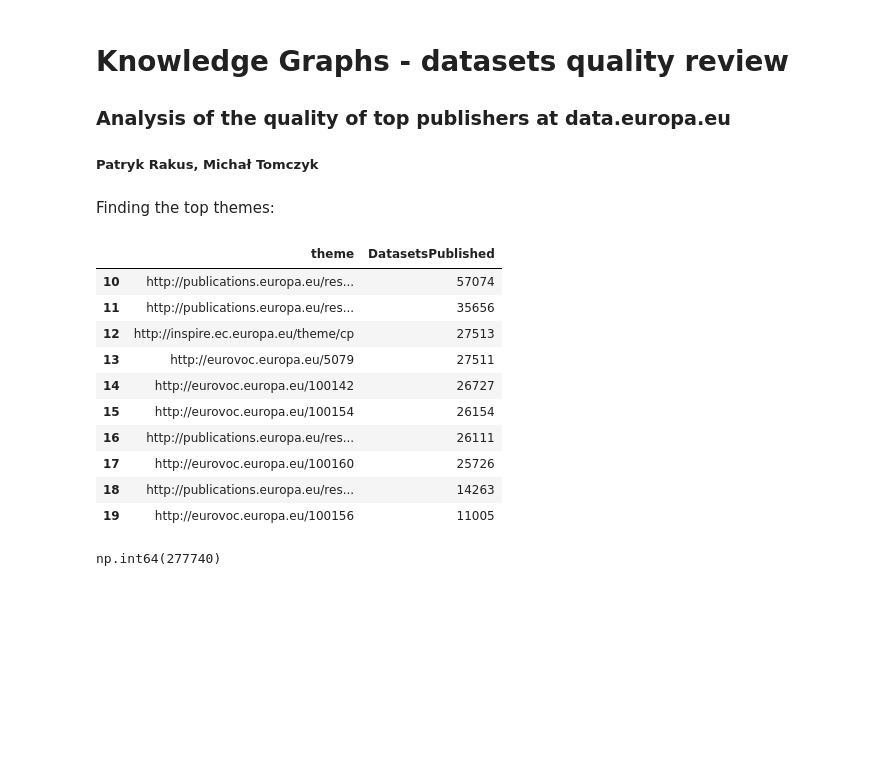
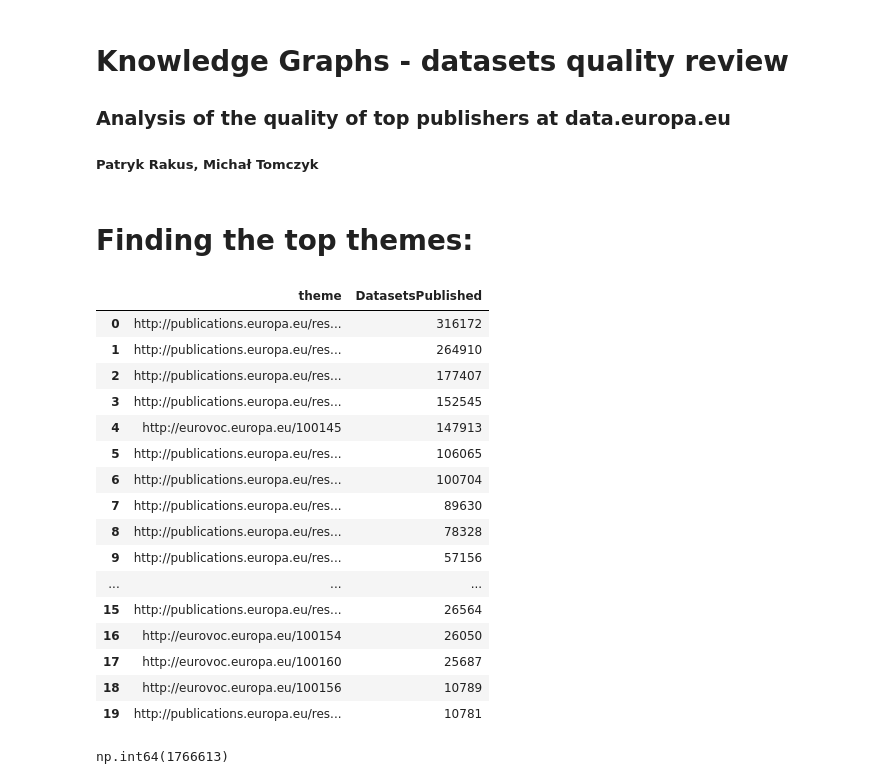
Before and after one commit to rakusp/KG24, a Jupyter notebook: themes_analysis.ipynb, the cells around one changed output. Drawn from its saved outputs; the diff is of its cells as text; code cells hidden in the pictures; blank space fills up the shorter version.

```diff
--- a/themes_analysis.ipynb
+++ b/themes_analysis.ipynb
@@ -19,9 +19,10 @@ PREFIXES = """
     PREFIX xsd: <http://www.w3.org/2001/XMLSchema#>
     PREFIX foaf: <http://xmlns.com/foaf/0.1/>
     PREFIX void: <http://rdfs.org/ns/void#>
+    PREFIX skos: <http://www.w3.org/2004/02/skos/core#>
 """
 # %% [markdown]
-Finding the top themes:
+# Finding the top themes:
 # %%
 query = '''
 SELECT ?theme (count(*) as ?DatasetsPublished) WHERE {
@@ -34,21 +35,27 @@ ORDER BY DESC(?DatasetsPublished)
 # %%
 df = SPARQL_to_df(connection, query, PREFIXES)
 # %%
-df.iloc[10: 20]
+df.iloc[:20]
 # %% [output]
 |  | theme | DatasetsPublished |
-| 10 | http://publications.europa.eu/res... | 57074 |
-| 11 | http://publications.europa.eu/res... | 35656 |
-| 12 | http://inspire.ec.europa.eu/theme/cp | 27513 |
-| 13 | http://eurovoc.europa.eu/5079 | 27511 |
-| 14 | http://eurovoc.europa.eu/100142 | 26727 |
-| 15 | http://eurovoc.europa.eu/100154 | 26154 |
-| 16 | http://publications.europa.eu/res... | 26111 |
-| 17 | http://eurovoc.europa.eu/100160 | 25726 |
-| 18 | http://publications.europa.eu/res... | 14263 |
-| 19 | http://eurovoc.europa.eu/100156 | 11005 |
+| 0 | http://publications.europa.eu/res... | 316172 |
+| 1 | http://publications.europa.eu/res... | 264910 |
+| 2 | http://publications.europa.eu/res... | 177407 |
+| 3 | http://publications.europa.eu/res... | 152545 |
+| 4 | http://eurovoc.europa.eu/100145 | 147913 |
+| 5 | http://publications.europa.eu/res... | 106065 |
+| 6 | http://publications.europa.eu/res... | 100704 |
+| 7 | http://publications.europa.eu/res... | 89630 |
+| 8 | http://publications.europa.eu/res... | 78328 |
+| 9 | http://publications.europa.eu/res... | 57156 |
+| ... | ... | ... |
+| 15 | http://publications.europa.eu/res... | 26564 |
+| 16 | http://eurovoc.europa.eu/100154 | 26050 |
+| 17 | http://eurovoc.europa.eu/100160 | 25687 |
+| 18 | http://eurovoc.europa.eu/100156 | 10789 |
+| 19 | http://publications.europa.eu/res... | 10781 |
 # %%
-df.iloc[10:20]['DatasetsPublished'].astype('Int64').sum()
+df.iloc[:20]['DatasetsPublished'].astype('Int64').sum()
 # %% [output]
-np.int64(277740)
+np.int64(1766613)
 # %%
```
Also changed, not shown: parts of 24 cells of this notebook, 5 other files.
